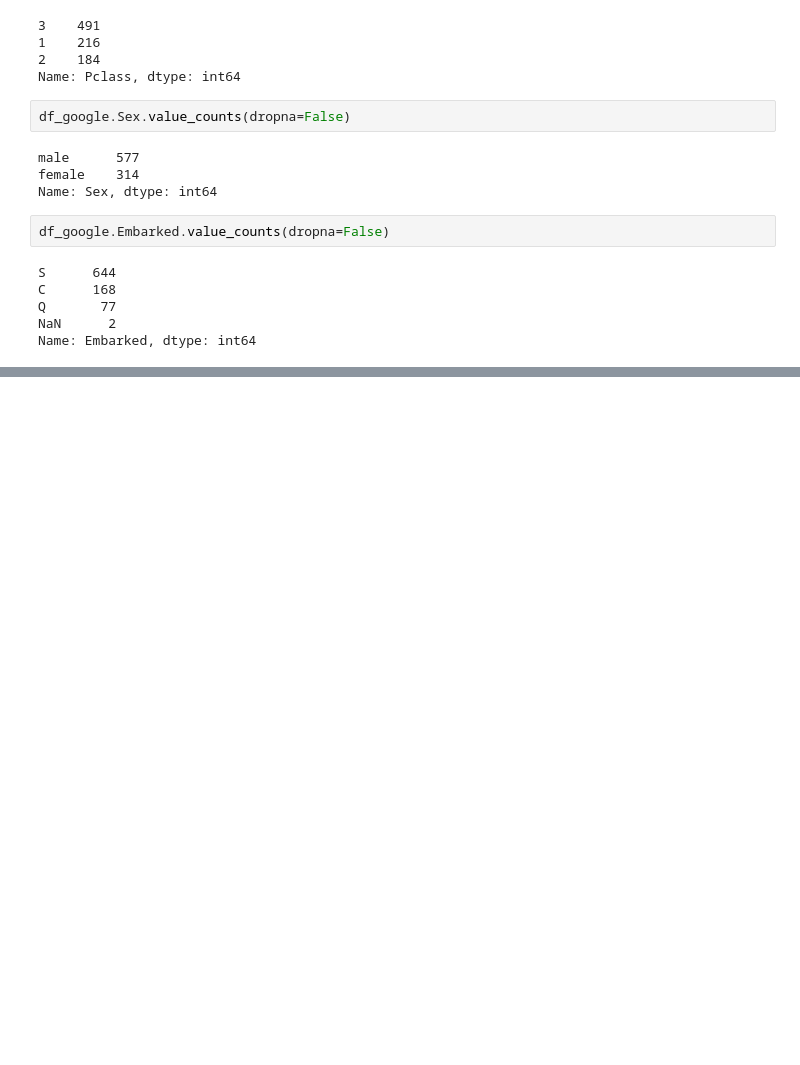
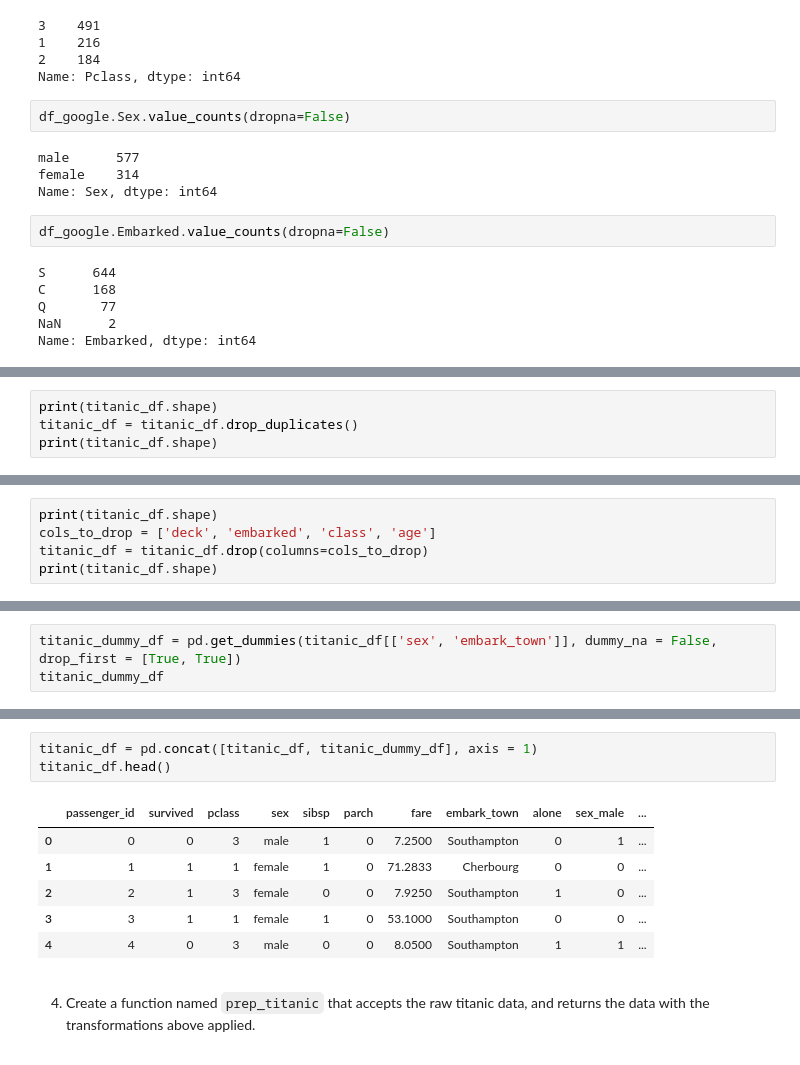
Before and after one commit to Jared-Godar/classification-exercises, a Jupyter notebook: classification_exercises.ipynb, the cells around one changed output, grey strips where cells are left out. Cells and saved outputs as stored; diff of their text form; blank space fills up the shorter version.

```diff
--- a/classification_exercises.ipynb
+++ b/classification_exercises.ipynb
@@ -421,0 +619,4 @@ Name: Embarked, dtype: int64
+# %%
+print(titanic_df.shape)
+titanic_df = titanic_df.drop_duplicates()
+print(titanic_df.shape)
@@ -421,0 +626,5 @@ Name: Embarked, dtype: int64
+# %%
+print(titanic_df.shape)
+cols_to_drop = ['deck', 'embarked', 'class', 'age']
+titanic_df = titanic_df.drop(columns=cols_to_drop)
+print(titanic_df.shape)
@@ -421,0 +645,3 @@ Name: Embarked, dtype: int64
+# %%
+titanic_dummy_df = pd.get_dummies(titanic_df[['sex', 'embark_town']], dummy_na = False, drop_first = [True, True])
+titanic_dummy_df
@@ -421,0 +662,12 @@ Name: Embarked, dtype: int64
+# %%
+titanic_df = pd.concat([titanic_df, titanic_dummy_df], axis = 1)
+titanic_df.head()
+# %% [output]
+|  | passenger_id | survived | pclass | sex | sibsp | parch | fare | embark_town | alone | sex_male | ... |
+| 0 | 0 | 0 | 3 | male | 1 | 0 | 7.2500 | Southampton | 0 | 1 | ... |
+| 1 | 1 | 1 | 1 | female | 1 | 0 | 71.2833 | Cherbourg | 0 | 0 | ... |
+| 2 | 2 | 1 | 3 | female | 0 | 0 | 7.9250 | Southampton | 1 | 0 | ... |
+| 3 | 3 | 1 | 1 | female | 1 | 0 | 53.1000 | Southampton | 0 | 0 | ... |
+| 4 | 4 | 0 | 3 | male | 0 | 0 | 8.0500 | Southampton | 1 | 1 | ... |
+# %% [markdown]
+4. <p>Create a function named <code>prep_titanic</code> that accepts the raw titanic data, and returns the data with the transformations above applied.</p>
```
Also changed, not shown: parts of 54 cells of this notebook, 1 other file.
